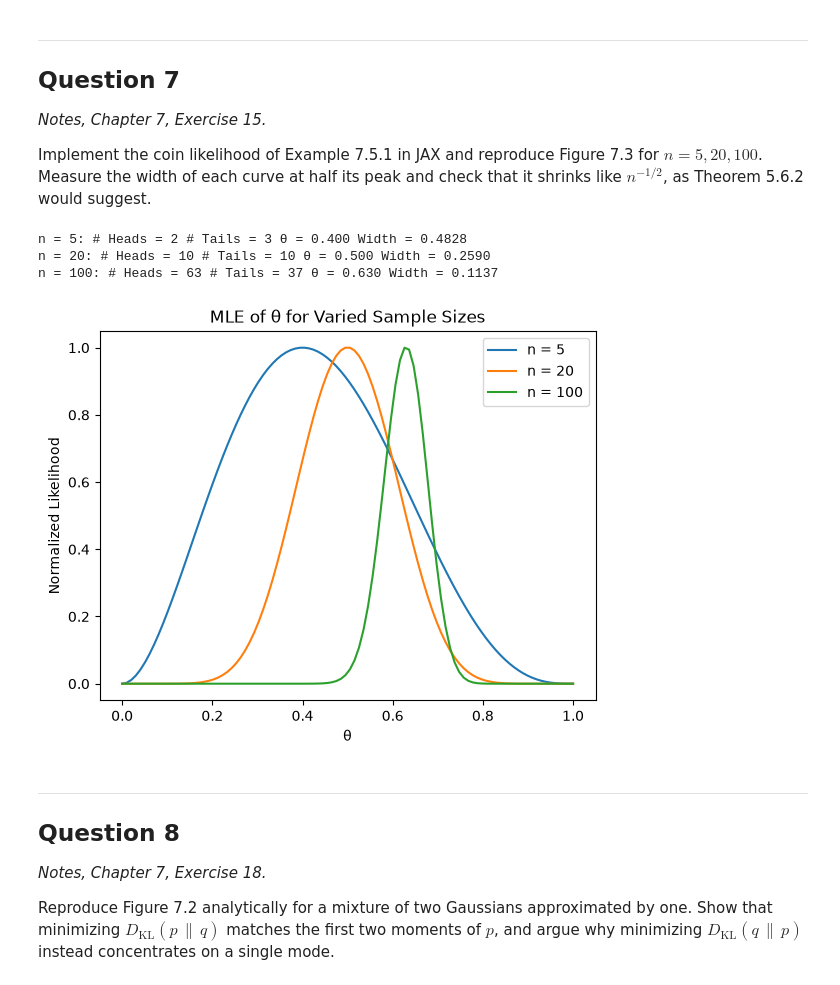
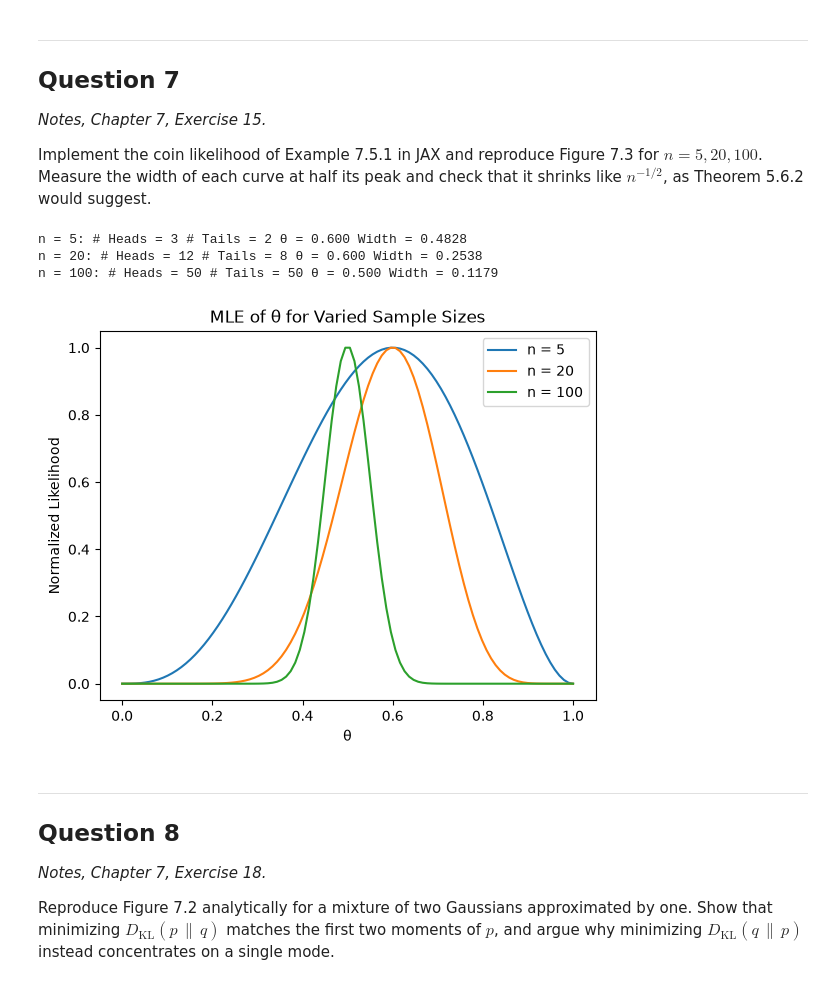
Before and after one commit to akhilghar/COE379L.1, a Jupyter notebook: HW3/Assignment_3-3.ipynb, the cells around one changed output. Drawn from its saved outputs; the diff is of its cells as text; code cells hidden in the pictures.

```diff
--- a/HW3/Assignment_3-3.ipynb
+++ b/HW3/Assignment_3-3.ipynb
@@ -462,7 +462,7 @@ n=40: fraction of 20 draws with exact support, by sigma: {0.5: 0.25, 0.8: 0.0, 1
 Implement the coin likelihood of Example 7.5.1 in JAX and reproduce Figure 7.3 for $n = 5, 20, 100$. Measure the width of each curve at half its peak and check that it shrinks like $n^{-1/2}$, as Theorem 5.6.2 would suggest.
 # %%
 # Question 7: your code here
-key = jax.random.PRNGKey(0)
+key = jax.random.PRNGKey(12345)
 
 n_samples = [5, 20, 100]
 
@@ -476,37 +476,37 @@ def flip_coin(key):
 theta_sweep = jnp.linspace(0,1,100)
 plt.figure()
 num_heads = np.zeros_like(n_samples)
 num_tails = np.zeros_like(n_samples)
 thetas = np.zeros_like(n_samples,dtype=jnp.float64)
 for i in range(len(n_samples)):
     keys = jax.random.split(key, n_samples[i])
     flips = jax.vmap(flip_coin)(keys)
     thetas[i] = jnp.mean(flips)
     num_heads[i] = jnp.sum(flips)
     num_tails[i] = n_samples[i] - num_heads[i]
 
     L = (theta_sweep)**num_heads[i] * (1.0 - theta_sweep)**num_tails[i]
     L = jnp.asarray(L/L.max())
     peak_idx = int(jnp.argmax(L))
     plt.plot(theta_sweep, L/L.max(), label=f"n = {n_samples[i]}")
 
     lower_half, upper_half = jnp.where(L[:peak_idx] <= 0.5)[0], jnp.where(L[peak_idx:] <= 0.5)[0]
     lo, hi = lower_half[-1], peak_idx + upper_half[0]
     left = np.interp(0.5, [L[lo], L[lo+1]], [theta_sweep[lo], theta_sweep[lo+1]])
     right = np.interp(0.5, [L[hi], L[hi-1]], [theta_sweep[hi], theta_sweep[hi-1]])
 
     print(f"n = {n_samples[i]}: # Heads = {num_heads[i]} # Tails = {num_tails[i]} θ = {thetas[i]:.3f} Width = {right-left:.4f}")
 
 plt.legend()
 plt.xlabel("θ")
 plt.ylabel("Normalized Likelihood")
 plt.title("MLE of θ for Varied Sample Sizes")
 plt.savefig("HW3Problem7.jpg")
 # %% [output]
-n = 5: # Heads = 2 # Tails = 3 θ = 0.400 Width = 0.4828
-n = 20: # Heads = 10 # Tails = 10 θ = 0.500 Width = 0.2590
-n = 100: # Heads = 63 # Tails = 37 θ = 0.630 Width = 0.1137
+n = 5: # Heads = 3 # Tails = 2 θ = 0.600 Width = 0.4828
+n = 20: # Heads = 12 # Tails = 8 θ = 0.600 Width = 0.2538
+n = 100: # Heads = 50 # Tails = 50 θ = 0.500 Width = 0.1179
-[figure, old version]
+[figure, new version]
 # %% [markdown]
 ---
 
```
Also changed, not shown: 1 other file.
